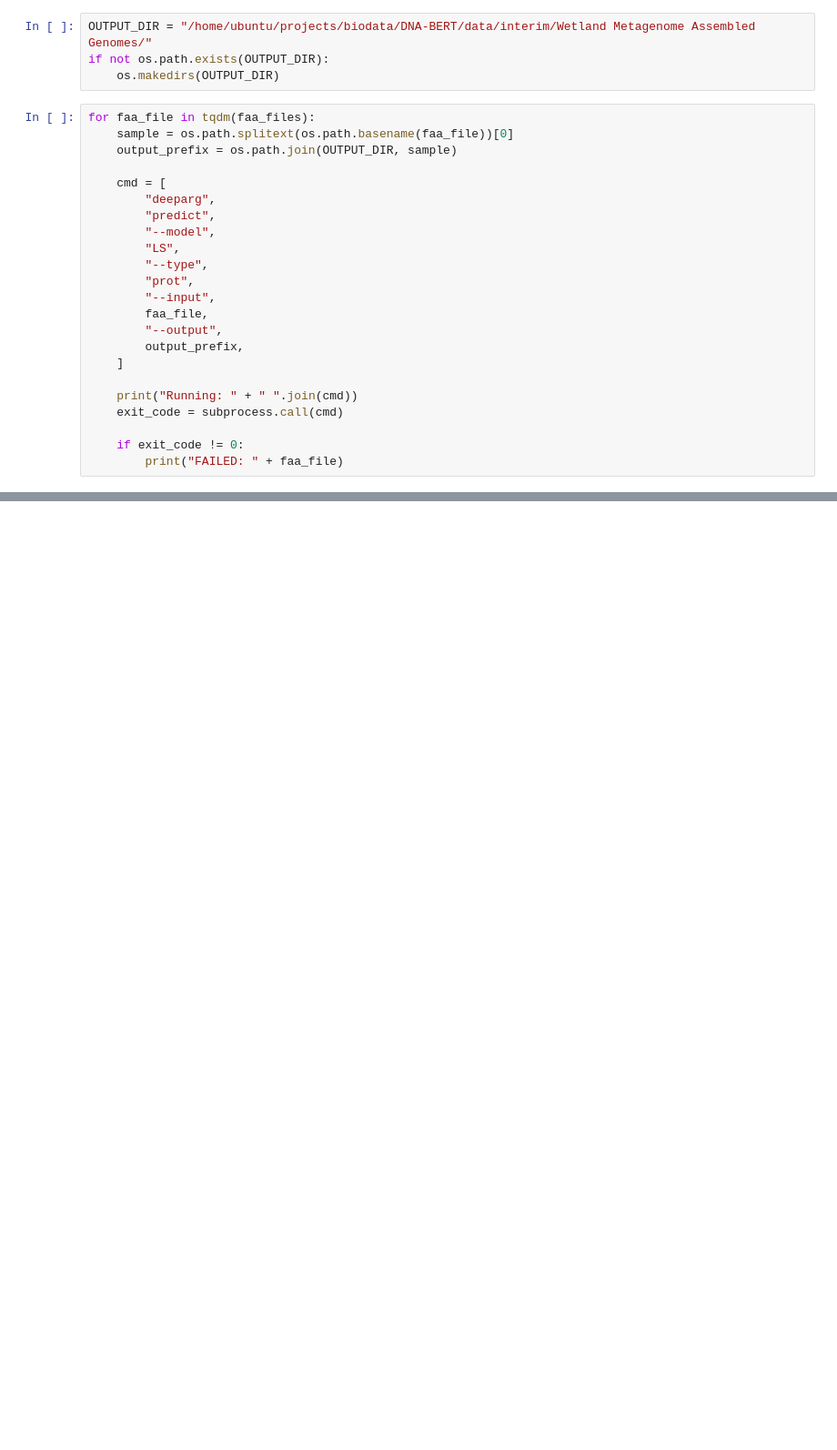
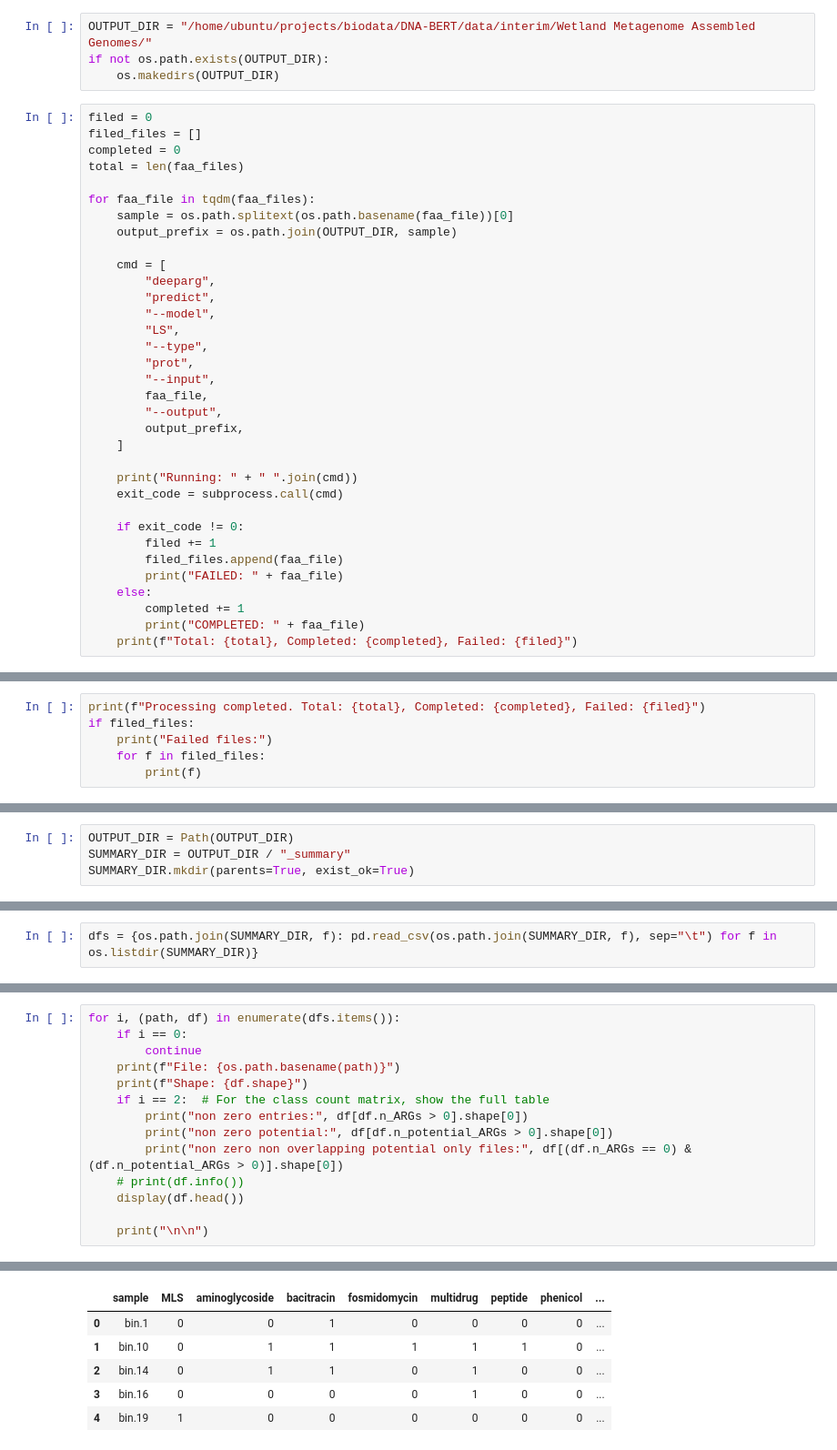
Before and after one commit to jayanta-banik/DNA-BERT, a Jupyter notebook: scripts/python/ARG_01_EDA.ipynb, the cells around one changed output, grey strips where cells are left out. Shown at 91% size. Cells and saved outputs as stored; diff of their text form; blank space fills up the shorter version.

```diff
--- a/scripts/python/ARG_01_EDA.ipynb
+++ b/scripts/python/ARG_01_EDA.ipynb
@@ -77,6 +77,11 @@ OUTPUT_DIR = "/home/ubuntu/projects/biodata/DNA-BERT/data/interim/Wetland Metage
 if not os.path.exists(OUTPUT_DIR):
     os.makedirs(OUTPUT_DIR)
 # %%
+filed = 0
+filed_files = []
+completed = 0
+total = len(faa_files)
+
 for faa_file in tqdm(faa_files):
     sample = os.path.splitext(os.path.basename(faa_file))[0]
     output_prefix = os.path.join(OUTPUT_DIR, sample)
@@ -98,7 +103,13 @@ for faa_file in tqdm(faa_files):
     exit_code = subprocess.call(cmd)
 
     if exit_code != 0:
+        filed += 1
+        filed_files.append(faa_file)
         print("FAILED: " + faa_file)
+    else:
+        completed += 1
+        print("COMPLETED: " + faa_file)
+    print(f"Total: {total}, Completed: {completed}, Failed: {filed}")
 # %% [output]
 Running: deeparg predict --model LS --type prot --input /home/ubuntu/projects/biodata/DNA-BERT/data/raw/Wetland Metagenome Assembled Genomes/S1A9/bin.1/bin.1.faa --output /home/ubuntu/projects/biodata ...
 INFO:httpx:HTTP Request: HEAD https://huggingface.co/gaarangoa/deeparg/resolve/main/bin/linux-x86_64/diamond "HTTP/1.1 302 Found"
@@ -211,0 +233,6 @@ KeyboardInterrupt:
+# %%
+print(f"Processing completed. Total: {total}, Completed: {completed}, Failed: {filed}")
+if filed_files:
+    print("Failed files:")
+    for f in filed_files:
+        print(f)
@@ -211,0 +243,4 @@ KeyboardInterrupt:
+# %%
+OUTPUT_DIR = Path(OUTPUT_DIR)
+SUMMARY_DIR = OUTPUT_DIR / "_summary"
+SUMMARY_DIR.mkdir(parents=True, exist_ok=True)
@@ -211,0 +384,2 @@ KeyboardInterrupt:
+# %%
+dfs = {os.path.join(SUMMARY_DIR, f): pd.read_csv(os.path.join(SUMMARY_DIR, f), sep="\t") for f in os.listdir(SUMMARY_DIR)}
@@ -211,0 +398,15 @@ KeyboardInterrupt:
+# %%
+for i, (path, df) in enumerate(dfs.items()):
+    if i == 0:
+        continue
+    print(f"File: {os.path.basename(path)}")
+    print(f"Shape: {df.shape}")
+    if i == 2:  # For the class count matrix, show the full table
+        print("non zero entries:", df[df.n_ARGs > 0].shape[0])
+        print("non zero potential:", df[df.n_potential_ARGs > 0].shape[0])
+        print("non zero non overlapping potential only files:", df[(df.n_ARGs == 0) & (df.n_potential_ARGs > 0)].shape[0])
+    # print(df.info())
+    display(df.head())
+
+    print("\n\n")
+# %% [output]
@@ -211,0 +434,6 @@ KeyboardInterrupt:
+|  | sample | MLS | aminoglycoside | bacitracin | fosmidomycin | multidrug | peptide | phenicol | ... |
+| 0 | bin.1 | 0 | 0 | 1 | 0 | 0 | 0 | 0 | ... |
+| 1 | bin.10 | 0 | 1 | 1 | 1 | 1 | 1 | 0 | ... |
+| 2 | bin.14 | 0 | 1 | 1 | 0 | 1 | 0 | 0 | ... |
+| 3 | bin.16 | 0 | 0 | 0 | 0 | 1 | 0 | 0 | ... |
+| 4 | bin.19 | 1 | 0 | 0 | 0 | 0 | 0 | 0 | ... |
```
Also changed, not shown: parts of 13 cells of this notebook.
